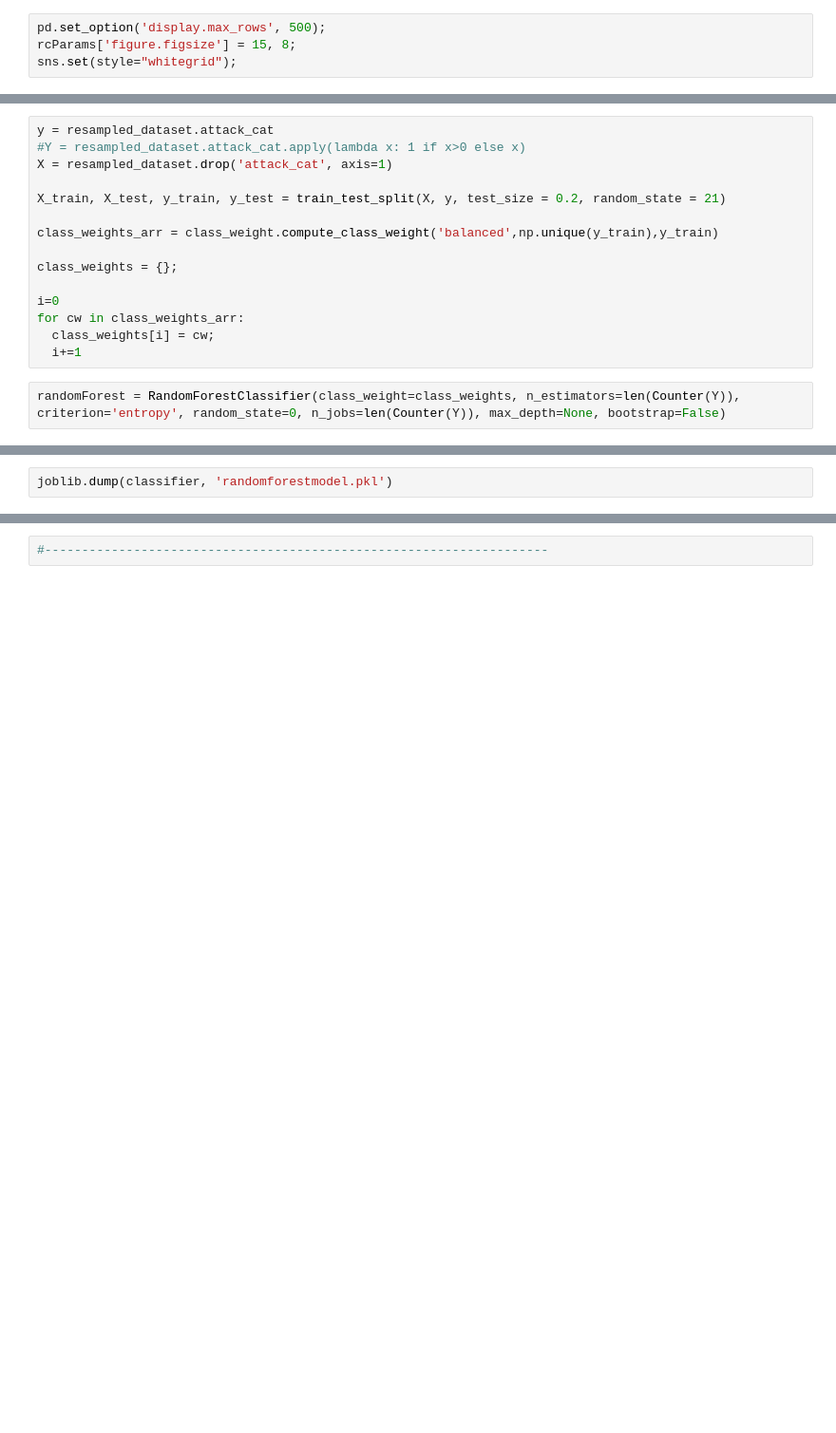
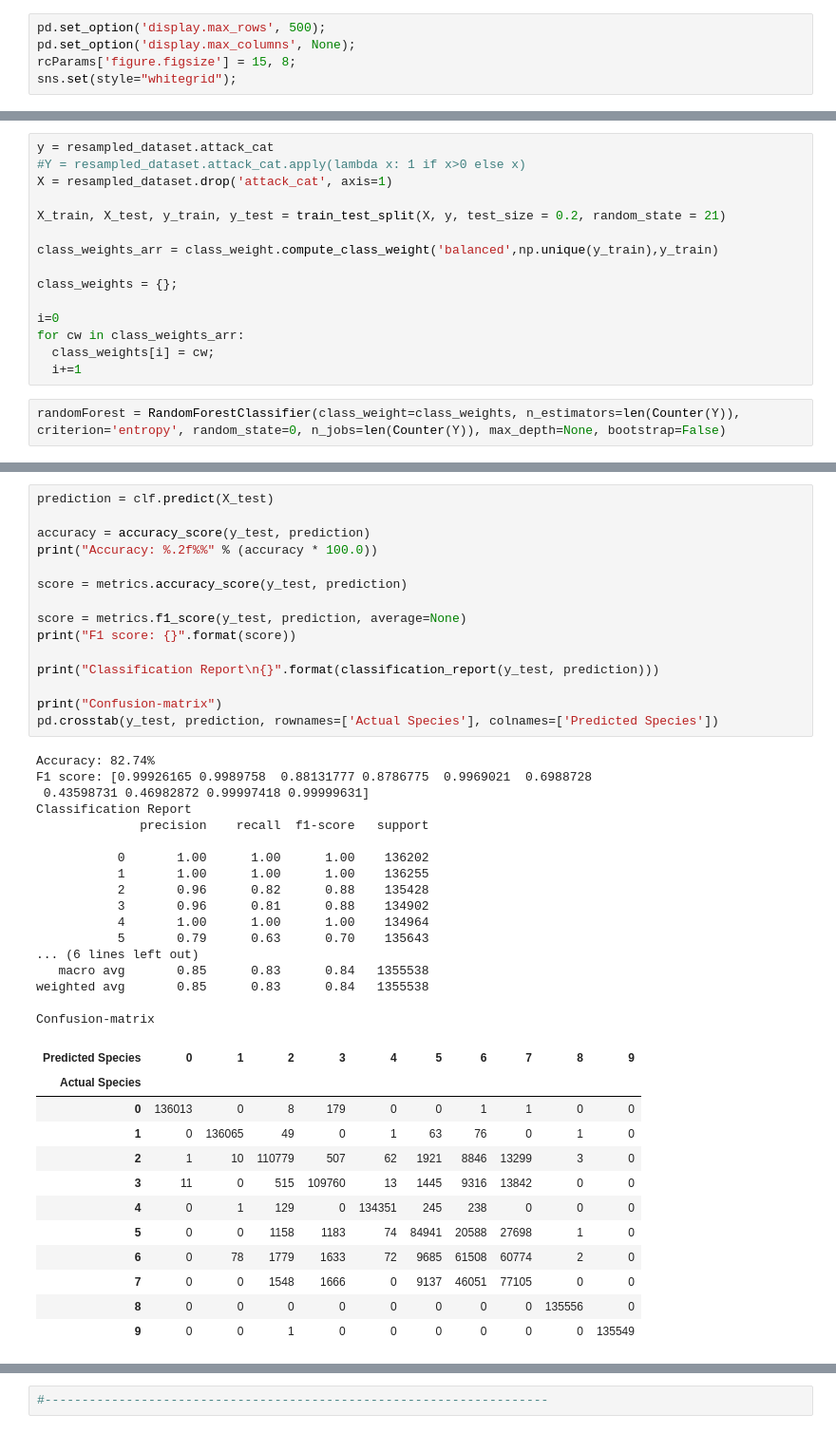
Before and after one commit to xcsengody/DP, a Jupyter notebook: xcsengody.ipynb, the cells around one changed output, grey strips where cells are left out. Shown at 95% size. Drawn from its saved outputs; the diff is of its cells as text; blank space fills up the shorter version.

```diff
--- a/xcsengody.ipynb
+++ b/xcsengody.ipynb
@@ -51,6 +51,7 @@ from imblearn.pipeline import make_pipeline
 from imblearn.over_sampling import (SMOTE,SVMSMOTE,ADASYN)
 # %%
 pd.set_option('display.max_rows', 500);
+pd.set_option('display.max_columns', None);
 rcParams['figure.figsize'] = 15, 8;
 sns.set(style="whitegrid");
 # %%
@@ -571,5 +577,48 @@ print("All AUC scores: {}\nMean AUC Score: {}", rfc_cv_score,rfc_cv_score.mean()
 #proba = classifier.predict_proba(X_test)
 #proba = [p[1] for p in proba]
 #roc_auc_score(y_test, proba)
-# %%
-joblib.dump(classifier, 'randomforestmodel.pkl')
+# %%
+prediction = clf.predict(X_test)
+
+accuracy = accuracy_score(y_test, prediction)
+print("Accuracy: %.2f%%" % (accuracy * 100.0))
+
+score = metrics.accuracy_score(y_test, prediction)
+
+score = metrics.f1_score(y_test, prediction, average=None)
+print("F1 score: {}".format(score))
+
+print("Classification Report\n{}".format(classification_report(y_test, prediction)))
+
+print("Confusion-matrix")
+pd.crosstab(y_test, prediction, rownames=['Actual Species'], colnames=['Predicted Species'])
+# %% [output]
+Accuracy: 82.74%
+F1 score: [0.99926165 0.9989758  0.88131777 0.8786775  0.9969021  0.6988728
+ 0.43598731 0.46982872 0.99997418 0.99999631]
+Classification Report
+              precision    recall  f1-score   support
+
+           0       1.00      1.00      1.00    136202
+           1       1.00      1.00      1.00    136255
+           2       0.96      0.82      0.88    135428
+           3       0.96      0.81      0.88    134902
+           4       1.00      1.00      1.00    134964
+           5       0.79      0.63      0.70    135643
+... (6 lines left out)
+   macro avg       0.85      0.83      0.84   1355538
+weighted avg       0.85      0.83      0.84   1355538
+
+Confusion-matrix
+| Predicted Species | 0 | 1 | 2 | 3 | 4 | 5 | 6 | 7 | 8 | 9 |
+| Actual Species |  |  |  |  |  |  |  |  |  |  |
+| 0 | 136013 | 0 | 8 | 179 | 0 | 0 | 1 | 1 | 0 | 0 |
+| 1 | 0 | 136065 | 49 | 0 | 1 | 63 | 76 | 0 | 1 | 0 |
+| 2 | 1 | 10 | 110779 | 507 | 62 | 1921 | 8846 | 13299 | 3 | 0 |
+| 3 | 11 | 0 | 515 | 109760 | 13 | 1445 | 9316 | 13842 | 0 | 0 |
+| 4 | 0 | 1 | 129 | 0 | 134351 | 245 | 238 | 0 | 0 | 0 |
+| 5 | 0 | 0 | 1158 | 1183 | 74 | 84941 | 20588 | 27698 | 1 | 0 |
+| 6 | 0 | 78 | 1779 | 1633 | 72 | 9685 | 61508 | 60774 | 2 | 0 |
+| 7 | 0 | 0 | 1548 | 1666 | 0 | 9137 | 46051 | 77105 | 0 | 0 |
+| 8 | 0 | 0 | 0 | 0 | 0 | 0 | 0 | 0 | 135556 | 0 |
+| 9 | 0 | 0 | 1 | 0 | 0 | 0 | 0 | 0 | 0 | 135549 |
```
Also changed, not shown: parts of 7 cells of this notebook.
